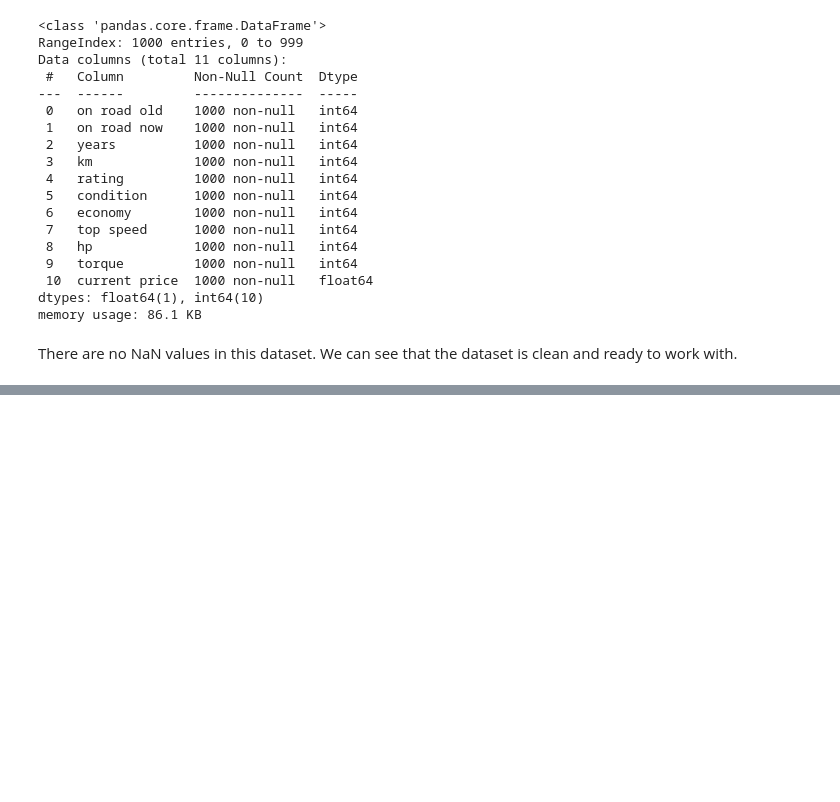
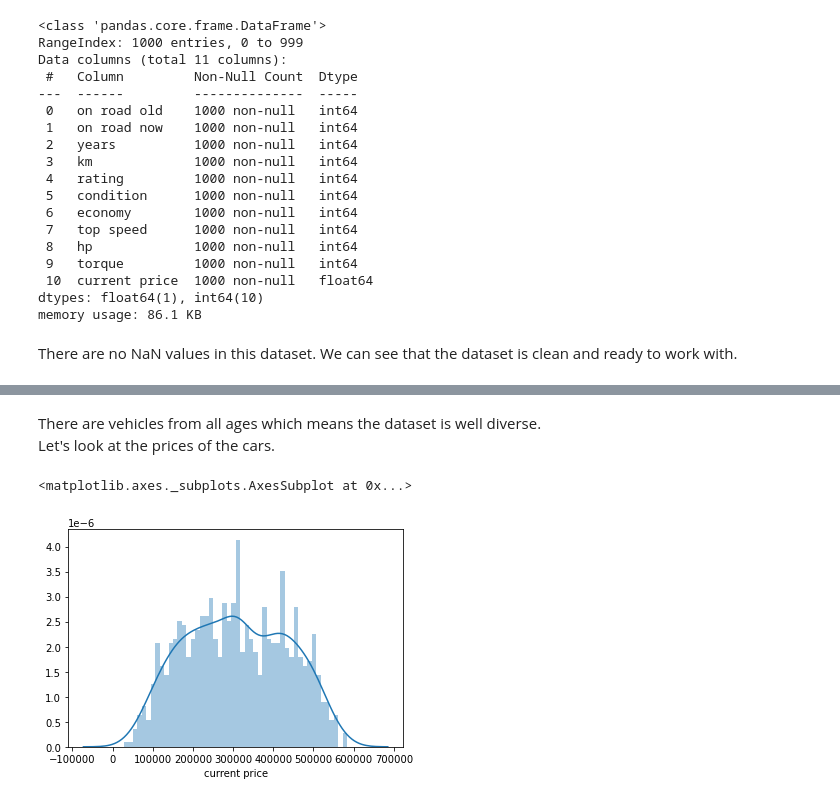
Before and after one commit to Esther-Bi/Introduction-to-Data-Science-2020-Semester-A-Final-Project, a Jupyter notebook: Notebook 4.ipynb, the cells around one changed output, grey strips where cells are left out. Saved outputs shown, nothing was run; the diff lists cells and outputs as text; code cells hidden in the pictures; blank space fills up the shorter version.

```diff
--- a/Notebook 4.ipynb
+++ b/Notebook 4.ipynb
@@ -107,0 +135,8 @@ df.describe()
+# %% [markdown]
+There are vehicles from all ages which means the dataset is well diverse.<br>
+Let's look at the prices of the cars.
+# %%
+sns.distplot(df['current price'], bins = 50)
+# %% [output]
+<matplotlib.axes._subplots.AxesSubplot at 0x...>
+[figure, added]
```
Also changed, not shown: parts of 17 cells of this notebook.
